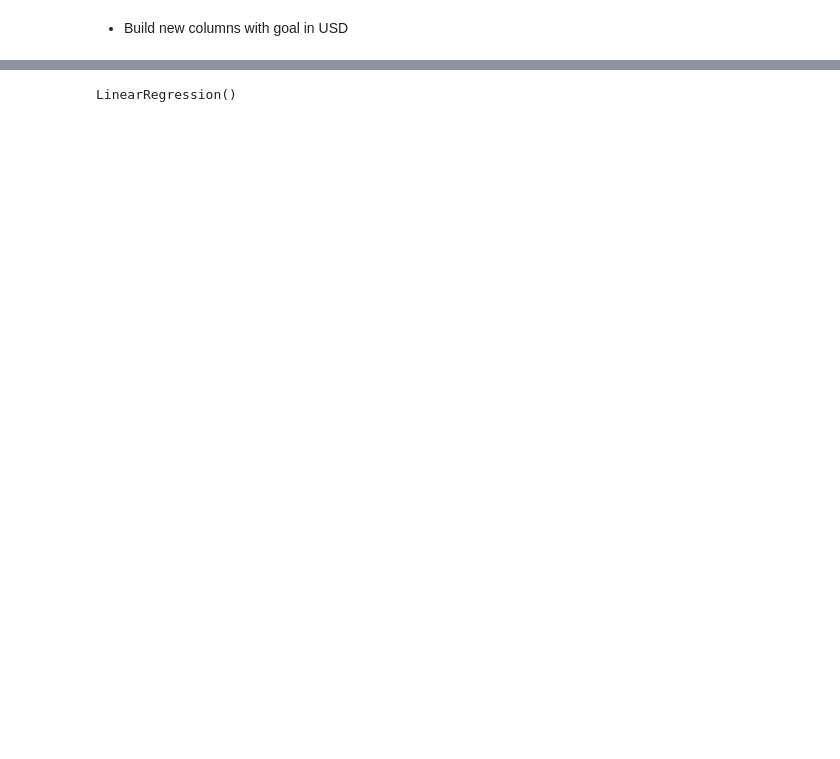
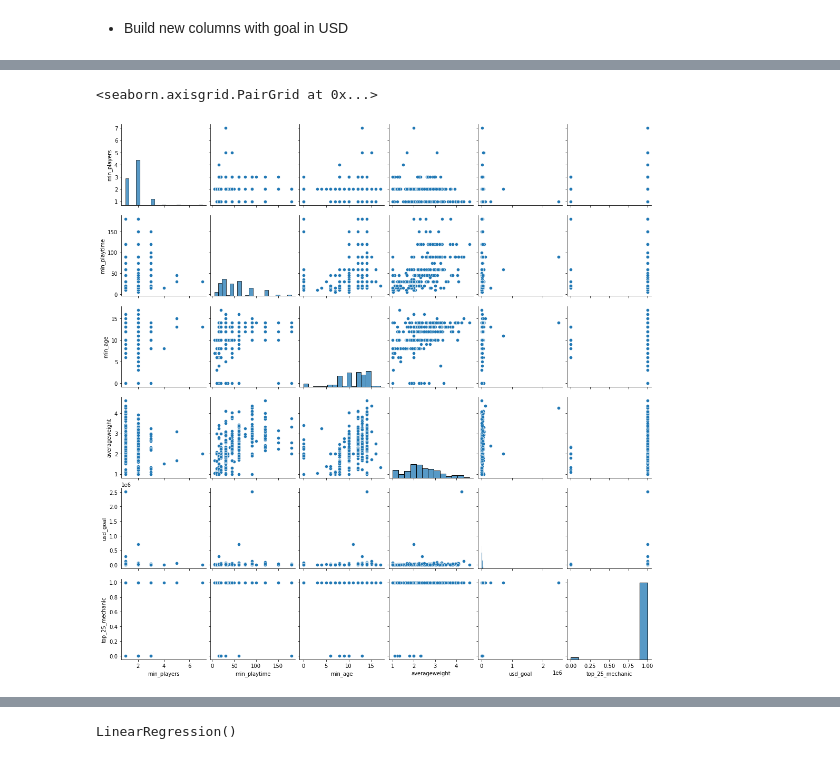
Before and after one commit to Daily-Lama-Capstone/Daily-Lama-Capstone, a Jupyter notebook: linear_regression_testfield_Christopher.ipynb, the cells around one changed output, grey strips where cells are left out. Cells and saved outputs as stored; diff of their text form; code cells hidden in the pictures; blank space fills up the shorter version.

```diff
--- a/linear_regression_testfield_Christopher.ipynb
+++ b/linear_regression_testfield_Christopher.ipynb
@@ -91,2 +98,4 @@ df_ML = df_ks_sub_main[['country','usd_pledged','subdomain_name','min_players','
 #df_ML.dropna(inplace=True);
+# %%
+df_ML[f"top_{top_XX_mechanic}_mechanic"] = df_ML[f"top_{top_XX_mechanic}_mechanic"].astype(int)
 # %%
@@ -169,3 +136,9 @@ X = df[['AU', 'BE', 'CA', 'CH', 'DE', 'ES', 'FR', 'GB', 'HK', 'IT', 'NL', 'NO',
+# %%
+X = df[["min_players", "min_playtime", "min_age", "averageweight", 'usd_goal',f"top_{top_XX_mechanic}_mechanic"]]
+sns.pairplot(X)
+# %% [output]
+<seaborn.axisgrid.PairGrid at 0x...>
+[figure, added]
 # %%
 y = df.usd_pledged
 # %%
```
Also changed, not shown: parts of 25 cells of this notebook.
